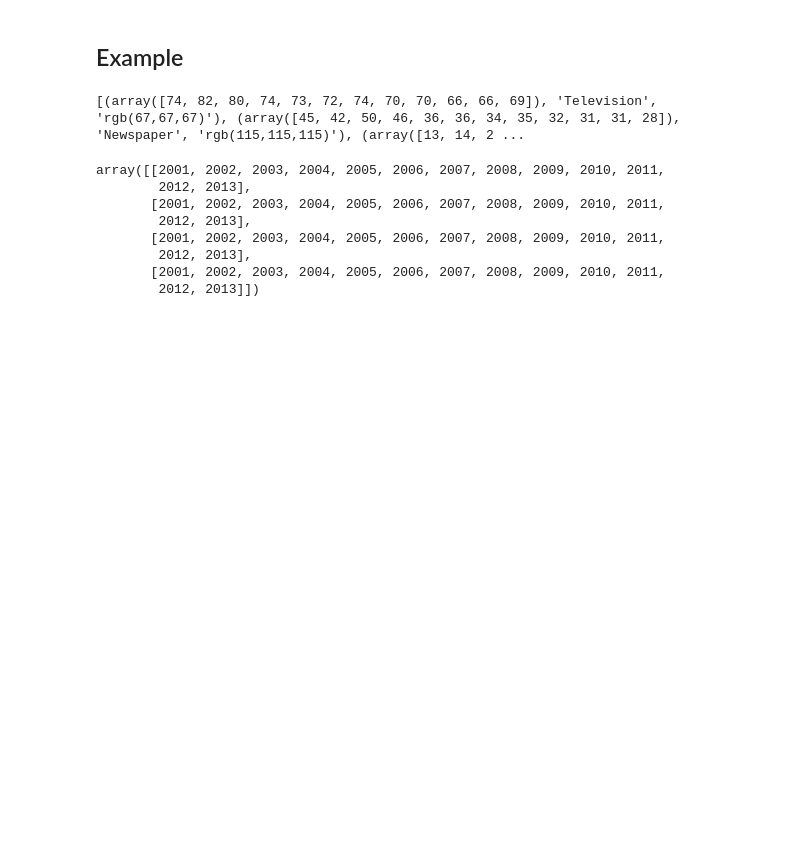
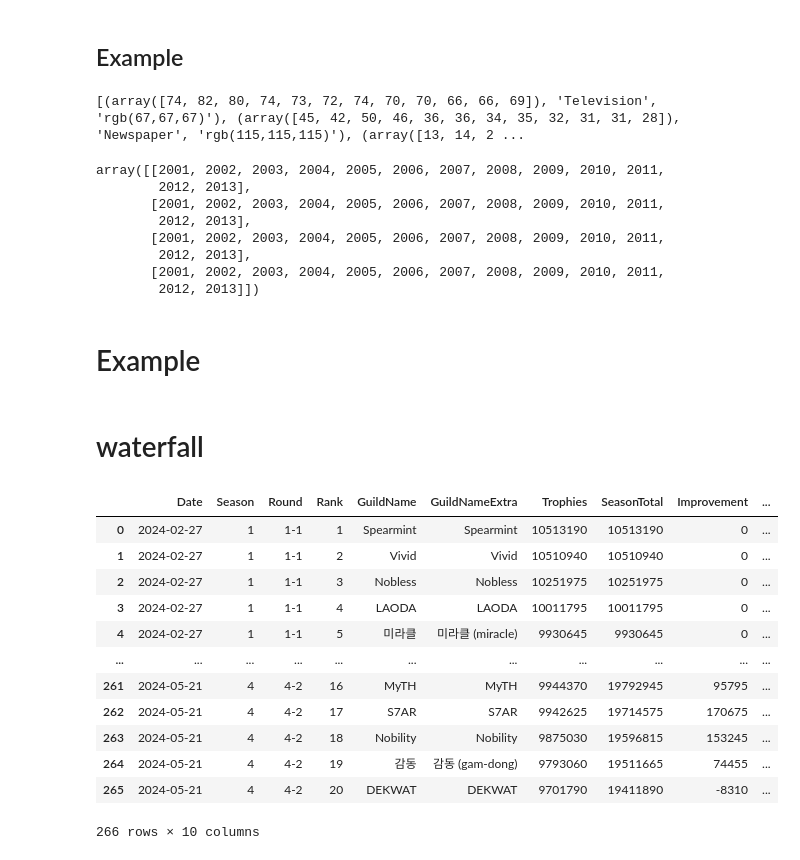
Before and after one commit to nutthawootp/CRK_guild_boss, a Jupyter notebook: report.ipynb, the cells around one changed output. Cells and saved outputs as stored; diff of their text form; code cells hidden in the pictures; blank space fills up the shorter version.

```diff
--- a/report.ipynb
+++ b/report.ipynb
@@ -528,6 +555,8 @@ array([[2001, 2002, 2003, 2004, 2005, 2006, 2007, 2008, 2009, 2010, 2011,
         2012, 2013],
        [2001, 2002, 2003, 2004, 2005, 2006, 2007, 2008, 2009, 2010, 2011,
         2012, 2013]])
+# %% [markdown]
+# Example
 # %%
 fig = go.Figure()
 
@@ -646,3 +675,21 @@ annotations.append(
 fig.update_layout(annotations=annotations)
 
 fig.show()
+# %% [markdown]
+# waterfall
+# %%
+data
+# %% [output]
+|  | Date | Season | Round | Rank | GuildName | GuildNameExtra | Trophies | SeasonTotal | Improvement | ... |
+| 0 | 2024-02-27 | 1 | 1-1 | 1 | Spearmint | Spearmint | 10513190 | 10513190 | 0 | ... |
+| 1 | 2024-02-27 | 1 | 1-1 | 2 | Vivid | Vivid | 10510940 | 10510940 | 0 | ... |
+| 2 | 2024-02-27 | 1 | 1-1 | 3 | Nobless | Nobless | 10251975 | 10251975 | 0 | ... |
+| 3 | 2024-02-27 | 1 | 1-1 | 4 | LAODA | LAODA | 10011795 | 10011795 | 0 | ... |
+| 4 | 2024-02-27 | 1 | 1-1 | 5 | 미라클 | 미라클 (miracle) | 9930645 | 9930645 | 0 | ... |
+| ... | ... | ... | ... | ... | ... | ... | ... | ... | ... | ... |
+| 261 | 2024-05-21 | 4 | 4-2 | 16 | MyTH | MyTH | 9944370 | 19792945 | 95795 | ... |
+| 262 | 2024-05-21 | 4 | 4-2 | 17 | S7AR | S7AR | 9942625 | 19714575 | 170675 | ... |
+| 263 | 2024-05-21 | 4 | 4-2 | 18 | Nobility | Nobility | 9875030 | 19596815 | 153245 | ... |
+| 264 | 2024-05-21 | 4 | 4-2 | 19 | 감동 | 감동 (gam-dong) | 9793060 | 19511665 | 74455 | ... |
+| 265 | 2024-05-21 | 4 | 4-2 | 20 | DEKWAT | DEKWAT | 9701790 | 19411890 | -8310 | ... |
+266 rows × 10 columns
```
Also changed, not shown: parts of 19 cells of this notebook, 8 other files.
